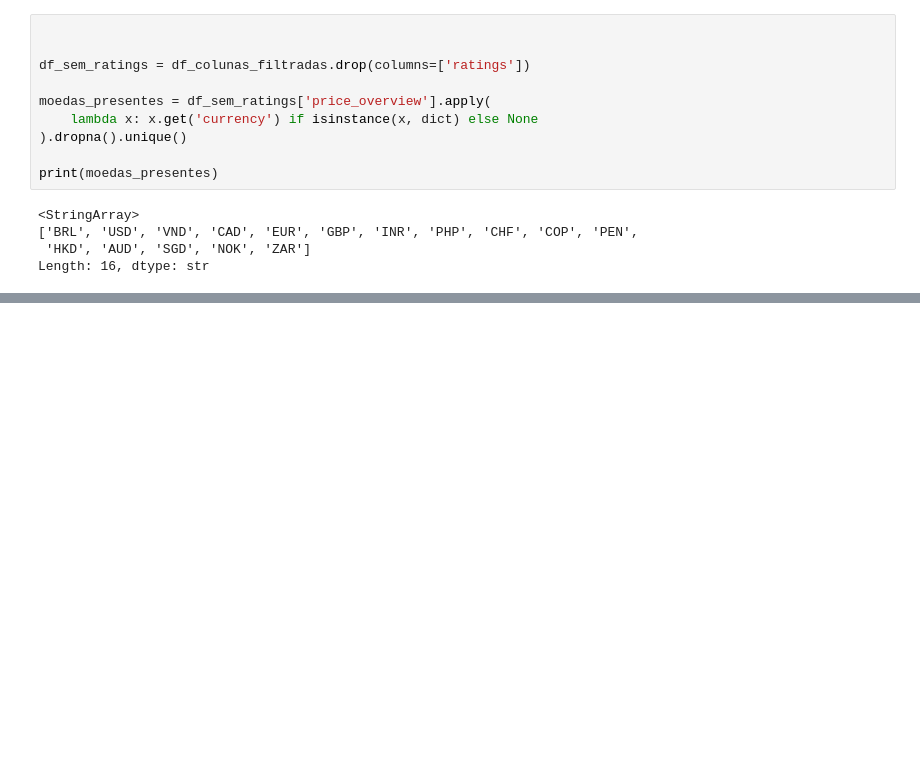
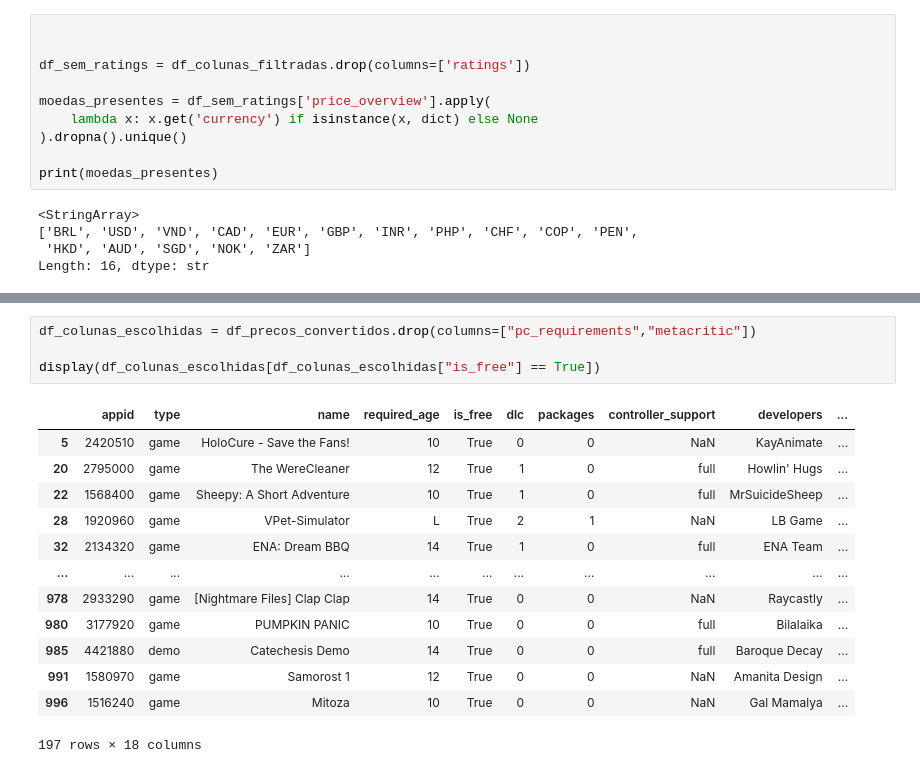
Before and after one commit to jjuniorbrasil/steam-analysis, a Jupyter notebook: notebooks/scrubing.ipynb, the cells around one changed output, grey strips where cells are left out. Saved outputs shown, nothing was run; the diff lists cells and outputs as text; blank space fills up the shorter version.

```diff
--- a/notebooks/scrubing.ipynb
+++ b/notebooks/scrubing.ipynb
@@ -264,0 +284,18 @@ display(df_precos_convertidos.head(10))
+# %%
+df_colunas_escolhidas = df_precos_convertidos.drop(columns=["pc_requirements","metacritic"])
+
+display(df_colunas_escolhidas[df_colunas_escolhidas["is_free"] == True])
+# %% [output]
+|  | appid | type | name | required_age | is_free | dlc | packages | controller_support | developers | ... |
+| 5 | 2420510 | game | HoloCure - Save the Fans! | 10 | True | 0 | 0 | NaN | KayAnimate | ... |
+| 20 | 2795000 | game | The WereCleaner | 12 | True | 1 | 0 | full | Howlin' Hugs | ... |
+| 22 | 1568400 | game | Sheepy: A Short Adventure | 10 | True | 1 | 0 | full | MrSuicideSheep | ... |
+| 28 | 1920960 | game | VPet-Simulator | L | True | 2 | 1 | NaN | LB Game | ... |
+| 32 | 2134320 | game | ENA: Dream BBQ | 14 | True | 1 | 0 | full | ENA Team | ... |
+| ... | ... | ... | ... | ... | ... | ... | ... | ... | ... | ... |
+| 978 | 2933290 | game | [Nightmare Files] Clap Clap | 14 | True | 0 | 0 | NaN | Raycastly | ... |
+| 980 | 3177920 | game | PUMPKIN PANIC | 10 | True | 0 | 0 | full | Bilalaika | ... |
+| 985 | 4421880 | demo | Catechesis Demo | 14 | True | 0 | 0 | full | Baroque Decay | ... |
+| 991 | 1580970 | game | Samorost 1 | 12 | True | 0 | 0 | NaN | Amanita Design | ... |
+| 996 | 1516240 | game | Mitoza | 10 | True | 0 | 0 | NaN | Gal Mamalya | ... |
+197 rows × 18 columns
```
Also changed, not shown: parts of 19 cells of this notebook, 2 other files.
